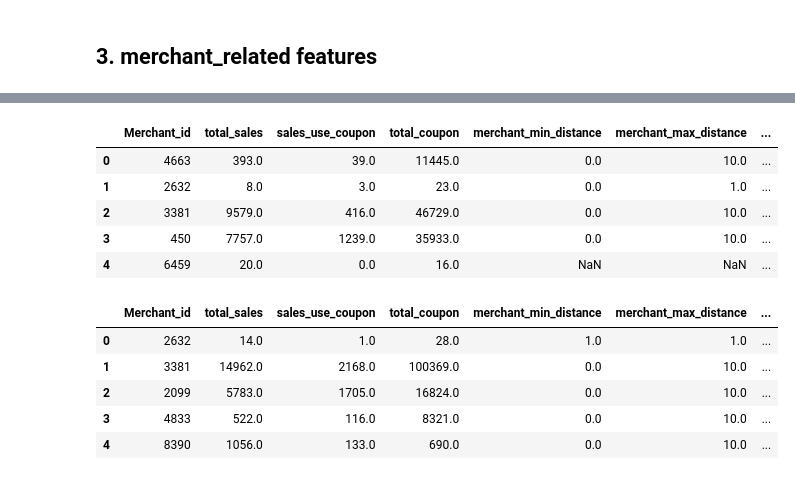
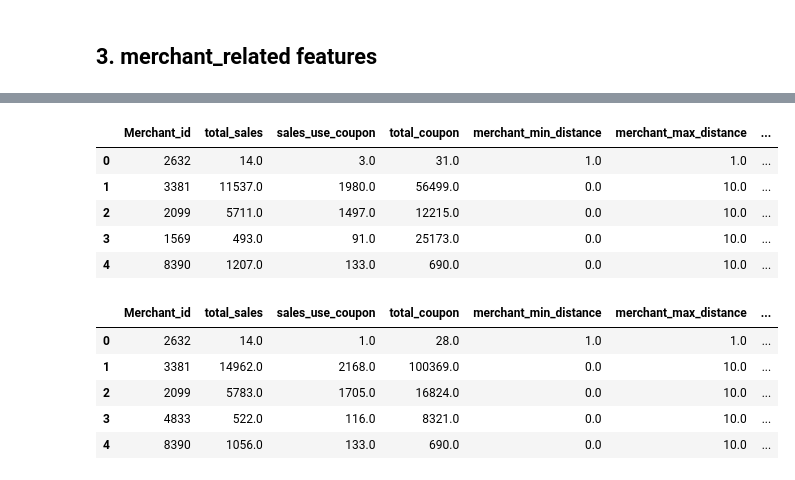
Before and after one commit to InfinityLD/TianChi_O2O, a Jupyter notebook: feature_extraction.ipynb, the cells around one changed output, grey strips where cells are left out. Cells and saved outputs as stored; diff of their text form; code cells hidden in the pictures.

```diff
--- a/feature_extraction.ipynb
+++ b/feature_extraction.ipynb
@@ -535,31 +594,31 @@ dataset1.head()
 # %%
-#for dataset3
-merchant3 = feature3[['Merchant_id','Coupon_id','Distance','Date_received','Date']]
+#for dataset2
+merchant2 = feature2[['Merchant_id','Coupon_id','Distance','Date_received','Date']]
 
-t = merchant3[['Merchant_id']]
+t = merchant2[['Merchant_id']]
 t.drop_duplicates(inplace=True)                          # drop_duplicates 去除重复项
 
 # 每个商品的销售次数
 
-t1 = merchant3[merchant3.Date !='null'][['Merchant_id']]
+t1 = merchant2[merchant2.Date !='null'][['Merchant_id']]
 t1['total_sales'] = 1
 t1 = t1.groupby('Merchant_id').agg('sum').reset_index()
 
 # 消费时使用 coupon 的次数
 
-t2 = merchant3[(merchant3.Date!='null')&(merchant3.Coupon_id!='null')][['Merchant_id']]
+t2 = merchant2[(merchant2.Date!='null')&(merchant2.Coupon_id!='null')][['Merchant_id']]
 t2['sales_use_coupon'] = 1
 t2 = t2.groupby('Merchant_id').agg('sum').reset_index()
 
 # 在商品上使用的 coupon 总数
 
-t3 = merchant3[merchant3.Coupon_id!='null'][['Merchant_id']]
+t3 = merchant2[merchant2.Coupon_id!='null'][['Merchant_id']]
 t3['total_coupon'] = 1
 t3 = t3.groupby('Merchant_id').agg('sum').reset_index()
 
 # 使用 coupon 购买商品时的 distance
 
-t4 = merchant3[(merchant3.Date!='null')&(merchant3.Coupon_id!='null')][['Merchant_id','Distance']]
+t4 = merchant2[(merchant2.Date!='null')&(merchant2.Coupon_id!='null')][['Merchant_id','Distance']]
 t4.replace('null',-1,inplace=True)
 t4.Distance = t4.Distance.astype('int')
 t4.replace(-1,np.nan,inplace=True)
@@ -572,38 +631,38 @@ t5.rename(columns={'Distance':'merchant_min_distance'},inplace=True)
 # 使用 coupon 购买商品时的 distance 最大值
 
 t6 = t4.groupby('Merchant_id').agg('max').reset_index()
 t6.rename(columns={'Distance':'merchant_max_distance'},inplace=True)
 
 # 使用 coupon 购买商品时的 distance 平均值
 
 t7 = t4.groupby('Merchant_id').agg('mean').reset_index()
 t7.rename(columns={'Distance':'merchant_mean_distance'},inplace=True)
 
 # 使用 coupon 购买商品时的 distance 中位数值
 
 t8 = t4.groupby('Merchant_id').agg('median').reset_index()
 t8.rename(columns={'Distance':'merchant_median_distance'},inplace=True)
 
 merchant2_feature = pd.merge(t,t1,on='Merchant_id',how='left')
 merchant2_feature = pd.merge(merchant2_feature,t2,on='Merchant_id',how='left')
 merchant2_feature = pd.merge(merchant2_feature,t3,on='Merchant_id',how='left')
 merchant2_feature = pd.merge(merchant2_feature,t5,on='Merchant_id',how='left')
 merchant2_feature = pd.merge(merchant2_feature,t6,on='Merchant_id',how='left')
 merchant2_feature = pd.merge(merchant2_feature,t7,on='Merchant_id',how='left')
 merchant2_feature = pd.merge(merchant2_feature,t8,on='Merchant_id',how='left')
 merchant2_feature.sales_use_coupon = merchant2_feature.sales_use_coupon.replace(np.nan,0) #fillna with 0
 merchant2_feature['merchant_coupon_transfer_rate'] = merchant2_feature.sales_use_coupon.astype('float') / merchant2_feature.total_coupon
 merchant2_feature['coupon_rate'] = merchant2_feature.sales_use_coupon.astype('float') / merchant2_feature.total_sales
 merchant2_feature.total_coupon = merchant2_feature.total_coupon.replace(np.nan,0) #fillna with 0
 merchant2_feature.to_csv('data/merchant2_feature.csv',index=None)
 merchant2_feature.head()
 # %% [output]
 |  | Merchant_id | total_sales | sales_use_coupon | total_coupon | merchant_min_distance | merchant_max_distance | ... |
-| 0 | 4663 | 393.0 | 39.0 | 11445.0 | 0.0 | 10.0 | ... |
-| 1 | 2632 | 8.0 | 3.0 | 23.0 | 0.0 | 1.0 | ... |
-| 2 | 3381 | 9579.0 | 416.0 | 46729.0 | 0.0 | 10.0 | ... |
-| 3 | 450 | 7757.0 | 1239.0 | 35933.0 | 0.0 | 10.0 | ... |
-| 4 | 6459 | 20.0 | 0.0 | 16.0 | NaN | NaN | ... |
+| 0 | 2632 | 14.0 | 3.0 | 31.0 | 1.0 | 1.0 | ... |
+| 1 | 3381 | 11537.0 | 1980.0 | 56499.0 | 0.0 | 10.0 | ... |
+| 2 | 2099 | 5711.0 | 1497.0 | 12215.0 | 0.0 | 10.0 | ... |
+| 3 | 1569 | 493.0 | 91.0 | 25173.0 | 0.0 | 10.0 | ... |
+| 4 | 8390 | 1207.0 | 133.0 | 690.0 | 0.0 | 10.0 | ... |
 # %%
 #for dataset1
 merchant1 = feature1[['Merchant_id','Coupon_id','Distance','Date_received','Date']]
```
Also changed, not shown: parts of 16 cells of this notebook.
